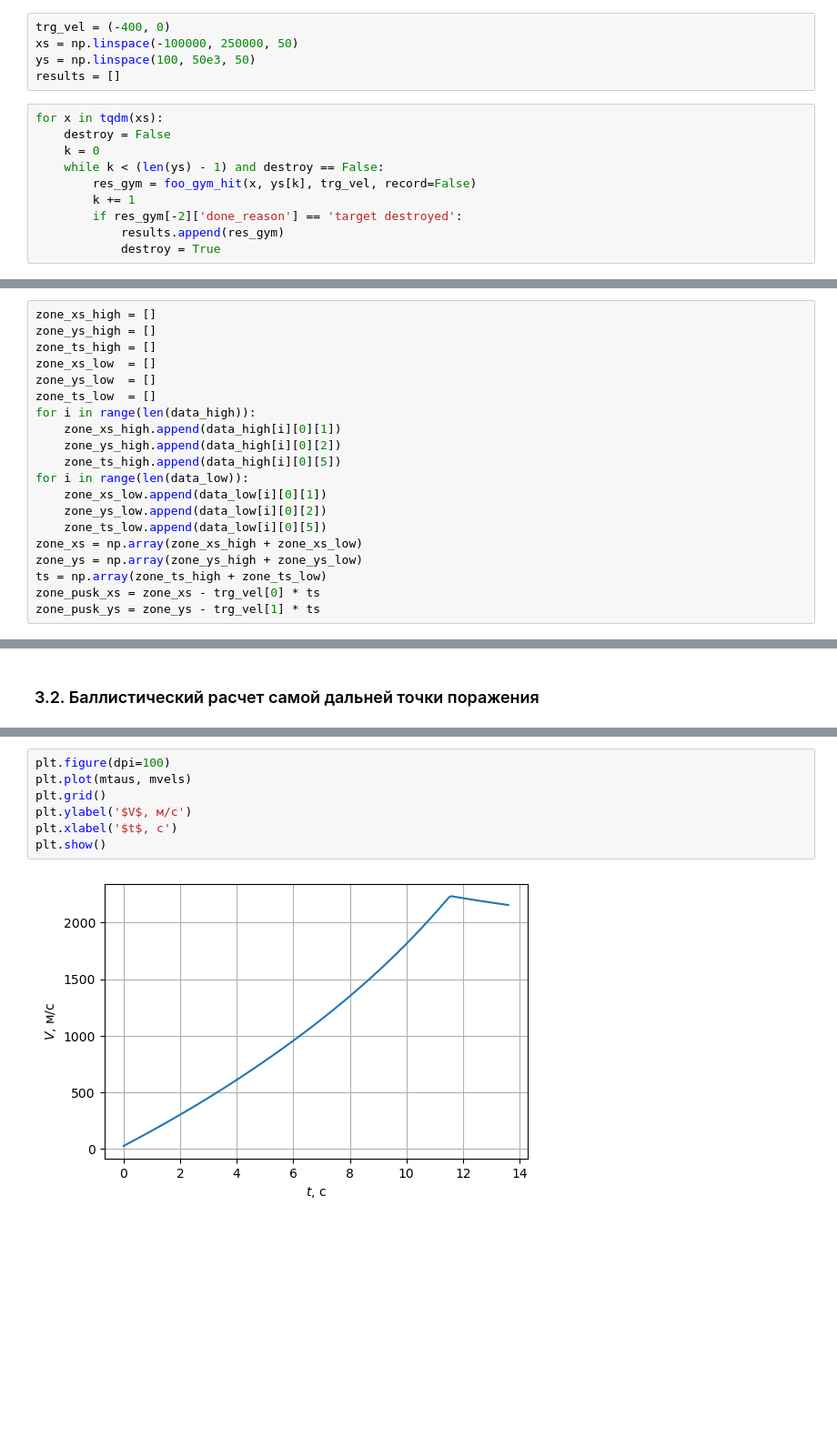
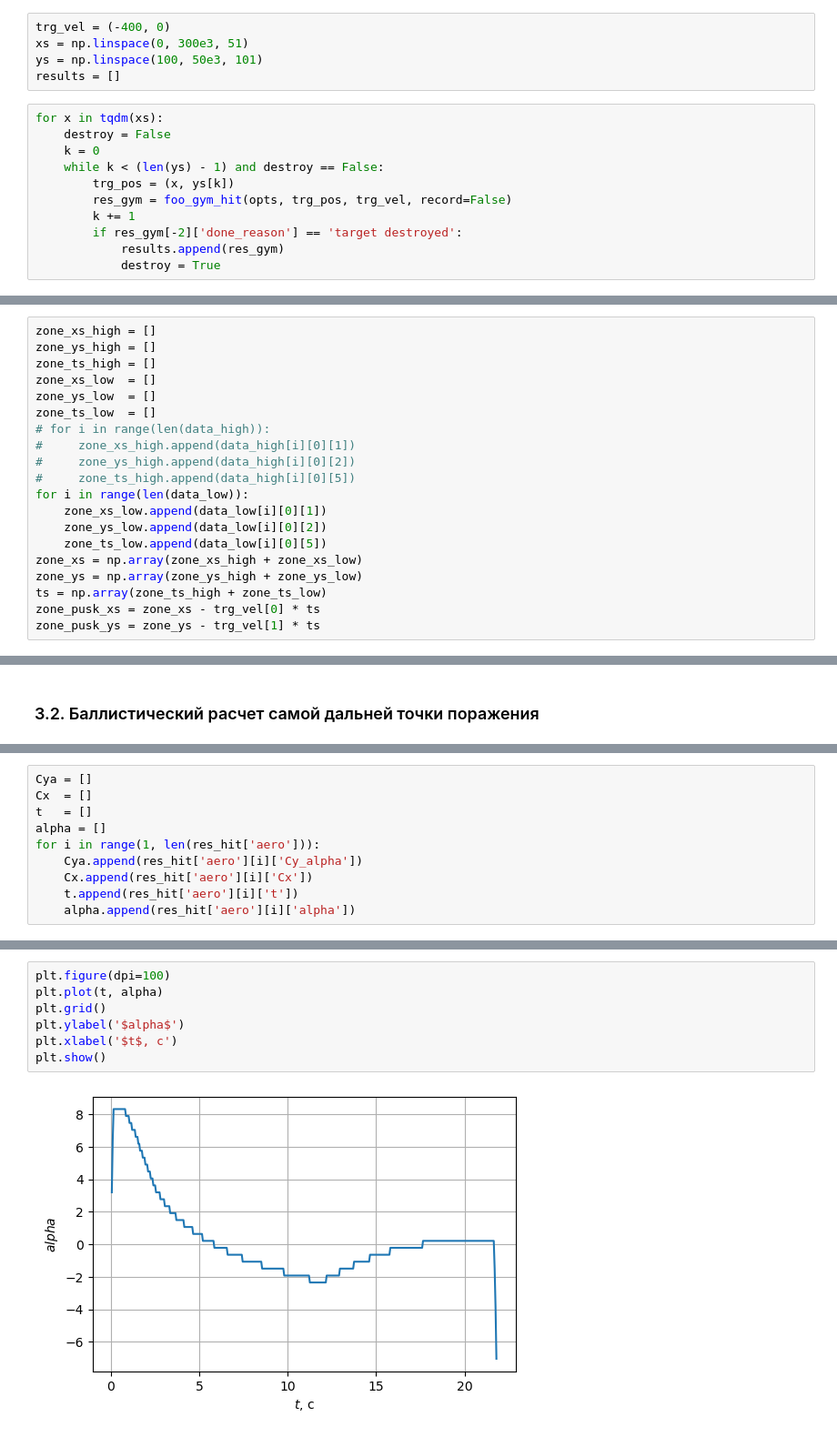
Before and after one commit to kirtis26/PyMissile, a Jupyter notebook: С-300.ipynb, the cells around one changed output, grey strips where cells are left out. Shown at 91% size. Cells and saved outputs as stored; diff of their text form; blank space fills up the shorter version.

```diff
--- a/С-300.ipynb
+++ b/С-300.ipynb
@@ -881,15 +961,16 @@ def foo_gym_hit(x, y, trg_vel, aero=False, record=False):
         return state, obs, done, info, aero_res
 # %%
 trg_vel = (-400, 0)
-xs = np.linspace(-100000, 250000, 50)
-ys = np.linspace(100, 50e3, 50)
+xs = np.linspace(0, 300e3, 51)
+ys = np.linspace(100, 50e3, 101)
 results = []
 # %%
 for x in tqdm(xs):
     destroy = False
     k = 0
     while k < (len(ys) - 1) and destroy == False:
-        res_gym = foo_gym_hit(x, ys[k], trg_vel, record=False)
+        trg_pos = (x, ys[k])
+        res_gym = foo_gym_hit(opts, trg_pos, trg_vel, record=False)
         k += 1
         if res_gym[-2]['done_reason'] == 'target destroyed':
             results.append(res_gym)
@@ -930,10 +1037,10 @@ zone_ts_high = []
 zone_xs_low  = []
 zone_ys_low  = []
 zone_ts_low  = []
-for i in range(len(data_high)):
-    zone_xs_high.append(data_high[i][0][1])
-    zone_ys_high.append(data_high[i][0][2])
-    zone_ts_high.append(data_high[i][0][5])
+# for i in range(len(data_high)):
+#     zone_xs_high.append(data_high[i][0][1])
+#     zone_ys_high.append(data_high[i][0][2])
+#     zone_ts_high.append(data_high[i][0][5])
 for i in range(len(data_low)):
     zone_xs_low.append(data_low[i][0][1])
     zone_ys_low.append(data_low[i][0][2])
@@ -971,0 +1091,10 @@ for t in range(len(res_hit['record'])):
+# %%
+Cya = []
+Cx  = []
+t   = []
+alpha = []
+for i in range(1, len(res_hit['aero'])):
+    Cya.append(res_hit['aero'][i]['Cy_alpha'])
+    Cx.append(res_hit['aero'][i]['Cx'])
+    t.append(res_hit['aero'][i]['t'])
+    alpha.append(res_hit['aero'][i]['alpha'])
@@ -972,9 +1111,9 @@ for t in range(len(res_hit['record'])):
 # %%
 plt.figure(dpi=100)
-plt.plot(mtaus, mvels)
+plt.plot(t, alpha)
 plt.grid()
-plt.ylabel('$V$, м/с')
+plt.ylabel('$alpha$')
 plt.xlabel('$t$, с')
 plt.show()
 # %% [output]
-[figure, old version]
+[figure, new version]
```
Also changed, not shown: parts of 22 cells of this notebook, 2 other files.
